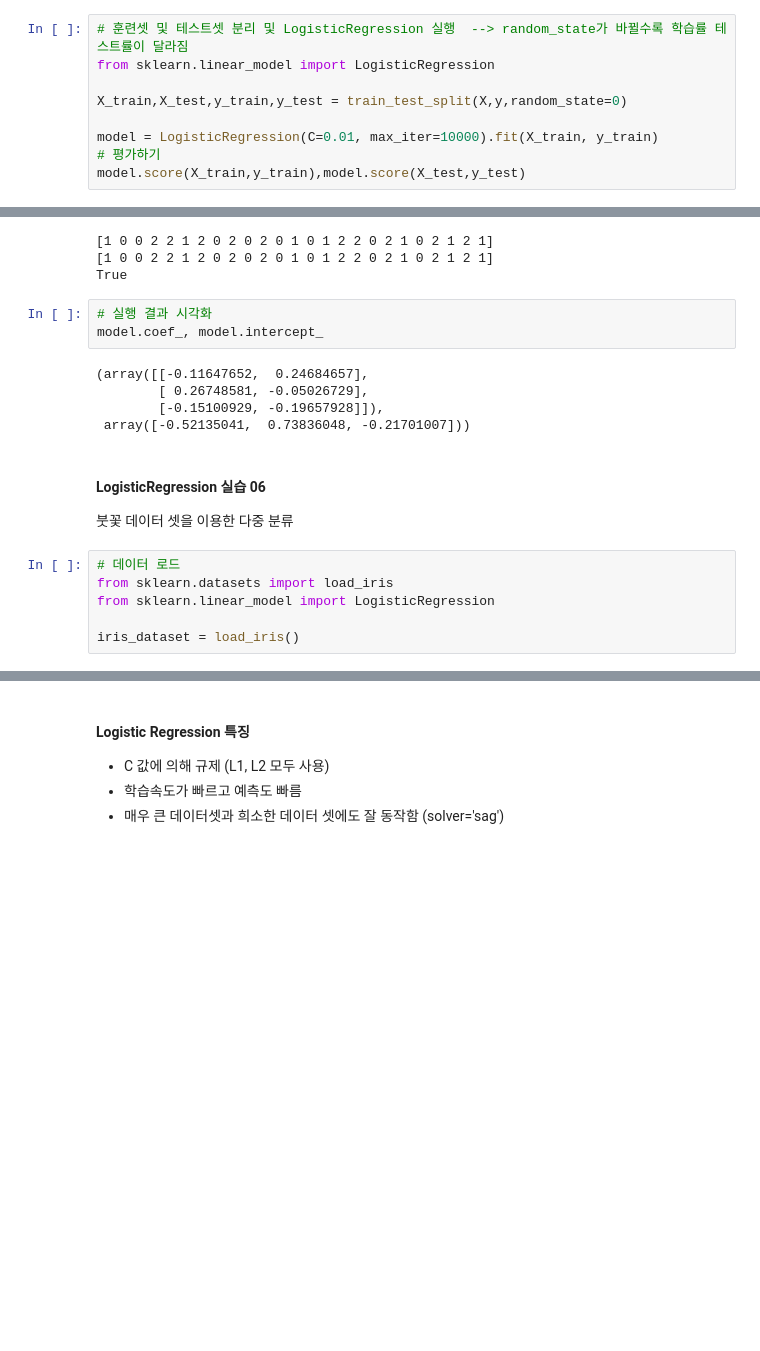
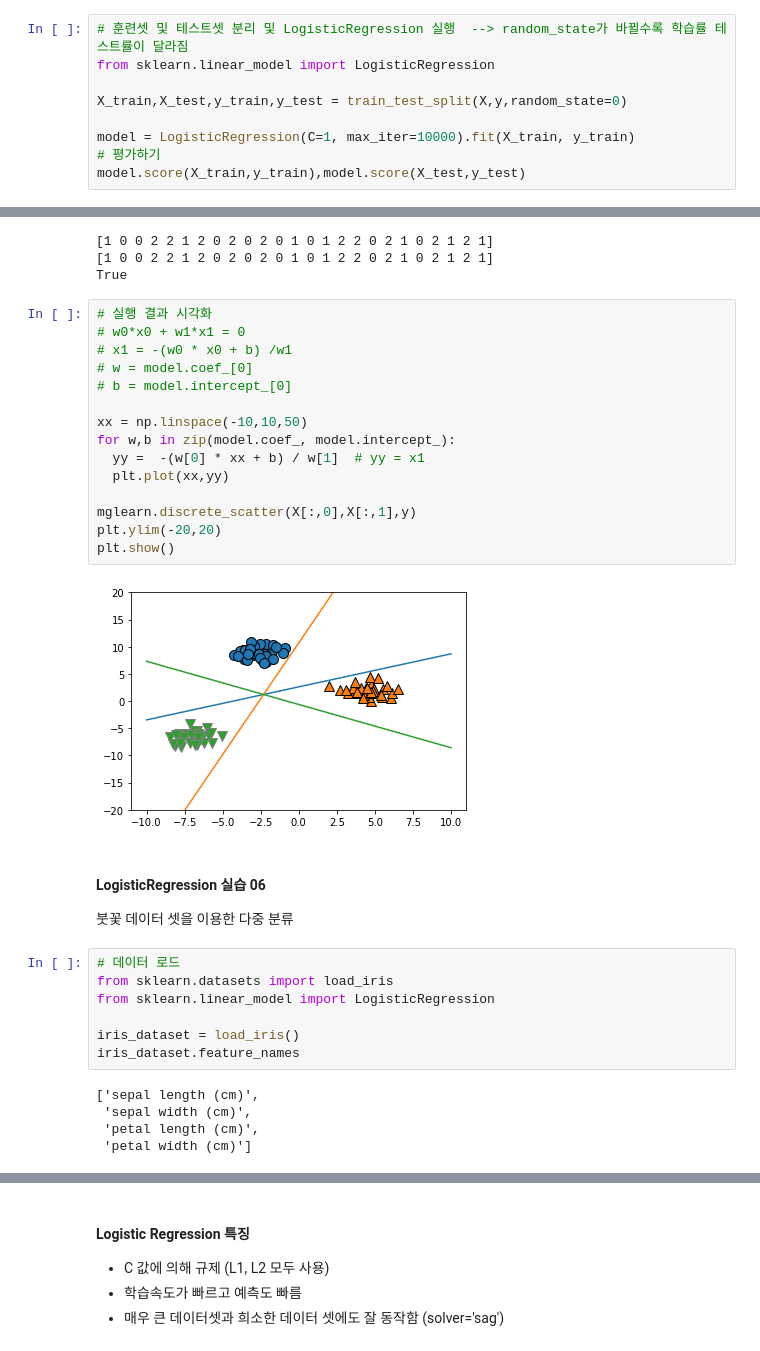
Before and after one commit to soohyoen/artificial-intelligence, a Jupyter notebook: ml_06_지도학습_Logistic_Regression_ipynb의_사본.ipynb, the cells around one changed output, grey strips where cells are left out. Drawn from its saved outputs; the diff is of its cells as text; blank space fills up the shorter version.

```diff
--- a/ml_06_지도학습_Logistic_Regression_ipynb의_사본.ipynb
+++ b/ml_06_지도학습_Logistic_Regression_ipynb의_사본.ipynb
@@ -467,7 +467,7 @@ from sklearn.linear_model import LogisticRegression
 
 X_train,X_test,y_train,y_test = train_test_split(X,y,random_state=0)
 
-model = LogisticRegression(C=0.01, max_iter=10000).fit(X_train, y_train)
+model = LogisticRegression(C=1, max_iter=10000).fit(X_train, y_train)
 # 평가하기
 model.score(X_train,y_train),model.score(X_test,y_test)
 # %% [output]
@@ -482,14 +482,23 @@ print(y_test in y_pred)
 [1 0 0 2 2 1 2 0 2 0 2 0 1 0 1 2 2 0 2 1 0 2 1 2 1]
 [1 0 0 2 2 1 2 0 2 0 2 0 1 0 1 2 2 0 2 1 0 2 1 2 1]
 True
-# %%
-# 실행 결과 시각화
-model.coef_, model.intercept_
-# %% [output]
-(array([[-0.11647652,  0.24684657],
-        [ 0.26748581, -0.05026729],
-        [-0.15100929, -0.19657928]]),
- array([-0.52135041,  0.73836048, -0.21701007]))
+# %%
+# 실행 결과 시각화
+# w0*x0 + w1*x1 = 0
+# x1 = -(w0 * x0 + b) /w1
+# w = model.coef_[0]
+# b = model.intercept_[0]
+
+xx = np.linspace(-10,10,50)
+for w,b in zip(model.coef_, model.intercept_):
+  yy =  -(w[0] * xx + b) / w[1]  # yy = x1
+  plt.plot(xx,yy)
+
+mglearn.discrete_scatter(X[:,0],X[:,1],y)
+plt.ylim(-20,20)
+plt.show()
+# %% [output]
+[figure, added]
 # %% [markdown]
 #### LogisticRegression 실습 06
 
@@ -500,6 +509,12 @@ from sklearn.datasets import load_iris
 from sklearn.linear_model import LogisticRegression
 
 iris_dataset = load_iris()
+iris_dataset.feature_names
+# %% [output]
+['sepal length (cm)',
+ 'sepal width (cm)',
+ 'petal length (cm)',
+ 'petal width (cm)']
 # %%
 # 데이터 분리
 from sklearn.model_selection import train_test_split
```
Also changed, not shown: parts of 28 cells of this notebook.
